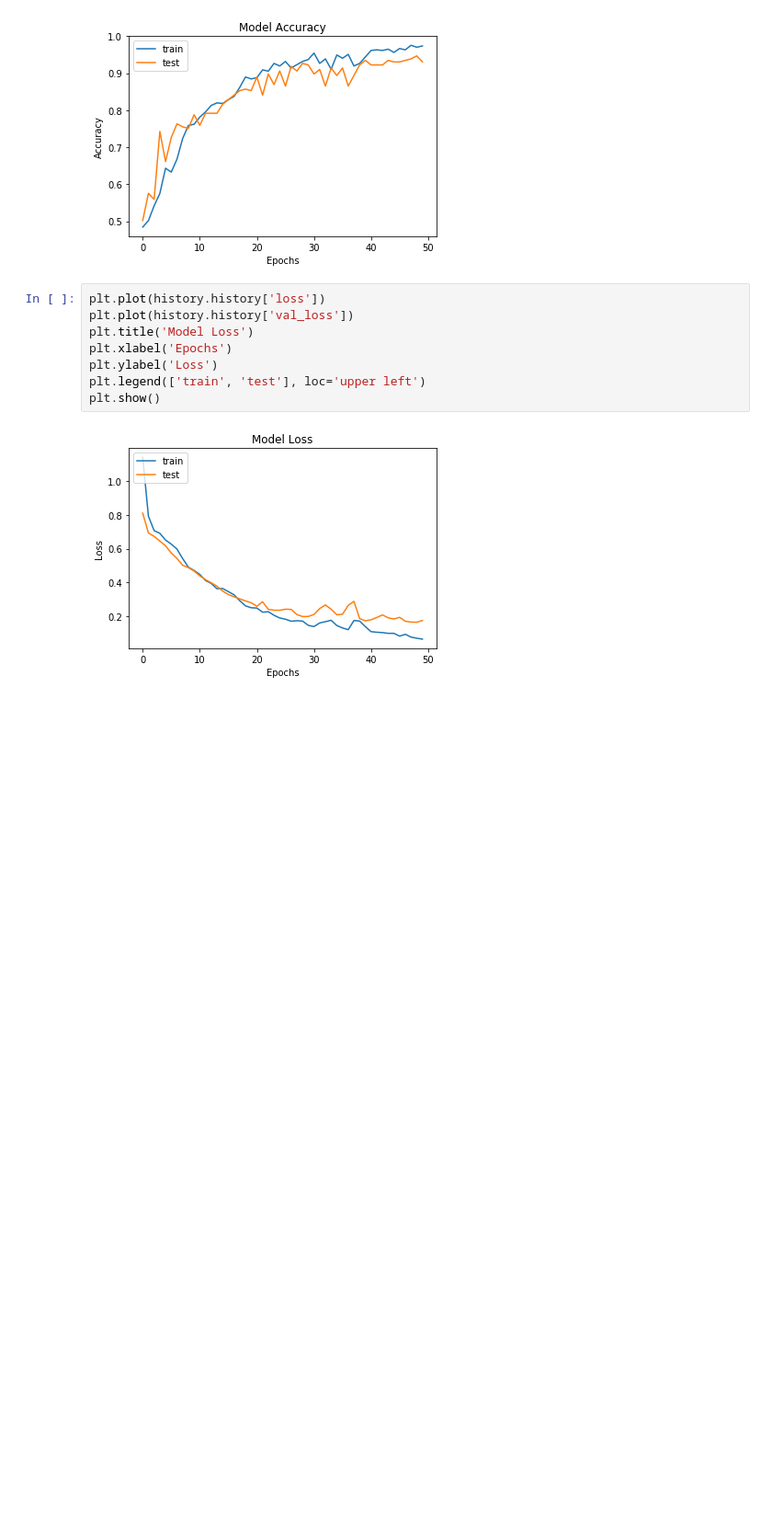
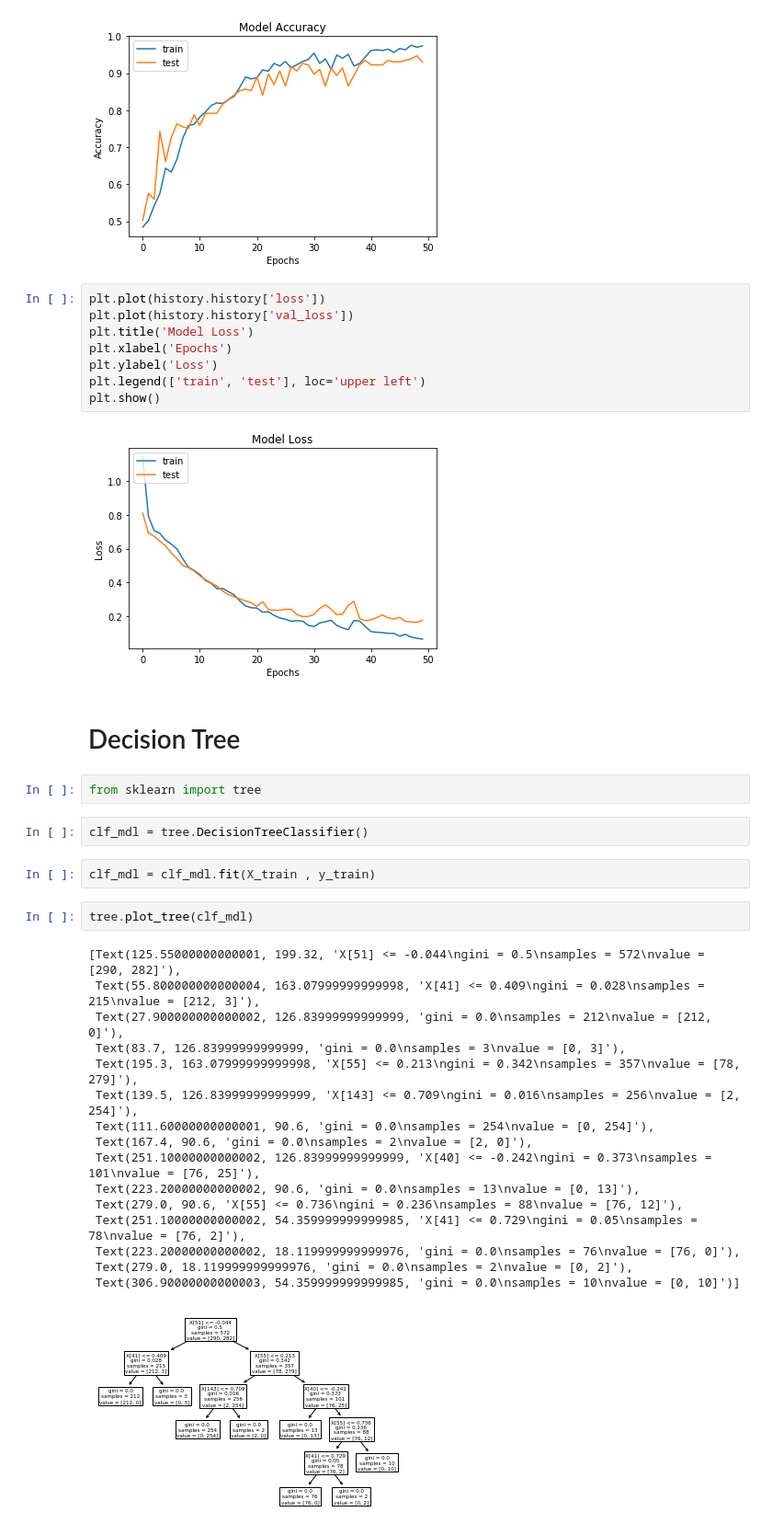
Before and after one commit to Ridhya483/Gait-Analysis, a Jupyter notebook: SUBJECT_GAIT_CLASSIFICATION_MODEL.ipynb, the cells around one changed output. Shown at 92% size. Drawn from its saved outputs; the diff is of its cells as text; blank space fills up the shorter version.

Commit message:
Decision Tree Classifier Added

```diff
--- a/SUBJECT_GAIT_CLASSIFICATION_MODEL.ipynb
+++ b/SUBJECT_GAIT_CLASSIFICATION_MODEL.ipynb
@@ -475,3 +475,30 @@ plt.legend(['train', 'test'], loc='upper left')
 plt.show()
 # %% [output]
 [figure]
+# %% [markdown]
+# Decision Tree
+# %%
+from sklearn import tree
+# %%
+clf_mdl = tree.DecisionTreeClassifier()
+# %%
+clf_mdl = clf_mdl.fit(X_train , y_train)
+# %%
+tree.plot_tree(clf_mdl)
+# %% [output]
+[Text(125.55000000000001, 199.32, 'X[51] <= -0.044\ngini = 0.5\nsamples = 572\nvalue = [290, 282]'),
+ Text(55.800000000000004, 163.07999999999998, 'X[41] <= 0.409\ngini = 0.028\nsamples = 215\nvalue = [212, 3]'),
+ Text(27.900000000000002, 126.83999999999999, 'gini = 0.0\nsamples = 212\nvalue = [212, 0]'),
+ Text(83.7, 126.83999999999999, 'gini = 0.0\nsamples = 3\nvalue = [0, 3]'),
+ Text(195.3, 163.07999999999998, 'X[55] <= 0.213\ngini = 0.342\nsamples = 357\nvalue = [78, 279]'),
+ Text(139.5, 126.83999999999999, 'X[143] <= 0.709\ngini = 0.016\nsamples = 256\nvalue = [2, 254]'),
+ Text(111.60000000000001, 90.6, 'gini = 0.0\nsamples = 254\nvalue = [0, 254]'),
+ Text(167.4, 90.6, 'gini = 0.0\nsamples = 2\nvalue = [2, 0]'),
+ Text(251.10000000000002, 126.83999999999999, 'X[40] <= -0.242\ngini = 0.373\nsamples = 101\nvalue = [76, 25]'),
+ Text(223.20000000000002, 90.6, 'gini = 0.0\nsamples = 13\nvalue = [0, 13]'),
+ Text(279.0, 90.6, 'X[55] <= 0.736\ngini = 0.236\nsamples = 88\nvalue = [76, 12]'),
+ Text(251.10000000000002, 54.359999999999985, 'X[41] <= 0.729\ngini = 0.05\nsamples = 78\nvalue = [76, 2]'),
+ Text(223.20000000000002, 18.119999999999976, 'gini = 0.0\nsamples = 76\nvalue = [76, 0]'),
+ Text(279.0, 18.119999999999976, 'gini = 0.0\nsamples = 2\nvalue = [0, 2]'),
+ Text(306.90000000000003, 54.359999999999985, 'gini = 0.0\nsamples = 10\nvalue = [0, 10]')]
+[figure, added]
```
Also changed, not shown: parts of 10 cells of this notebook.
